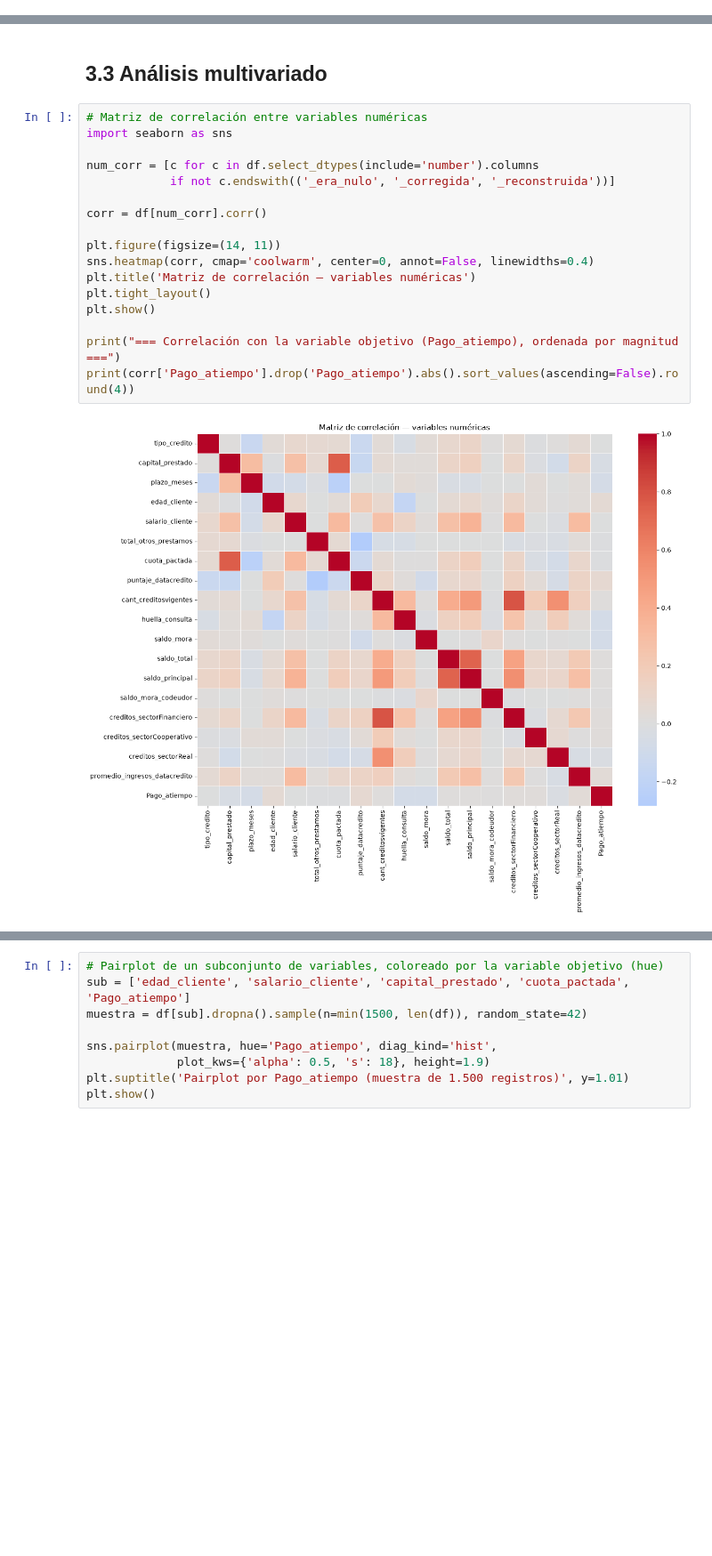
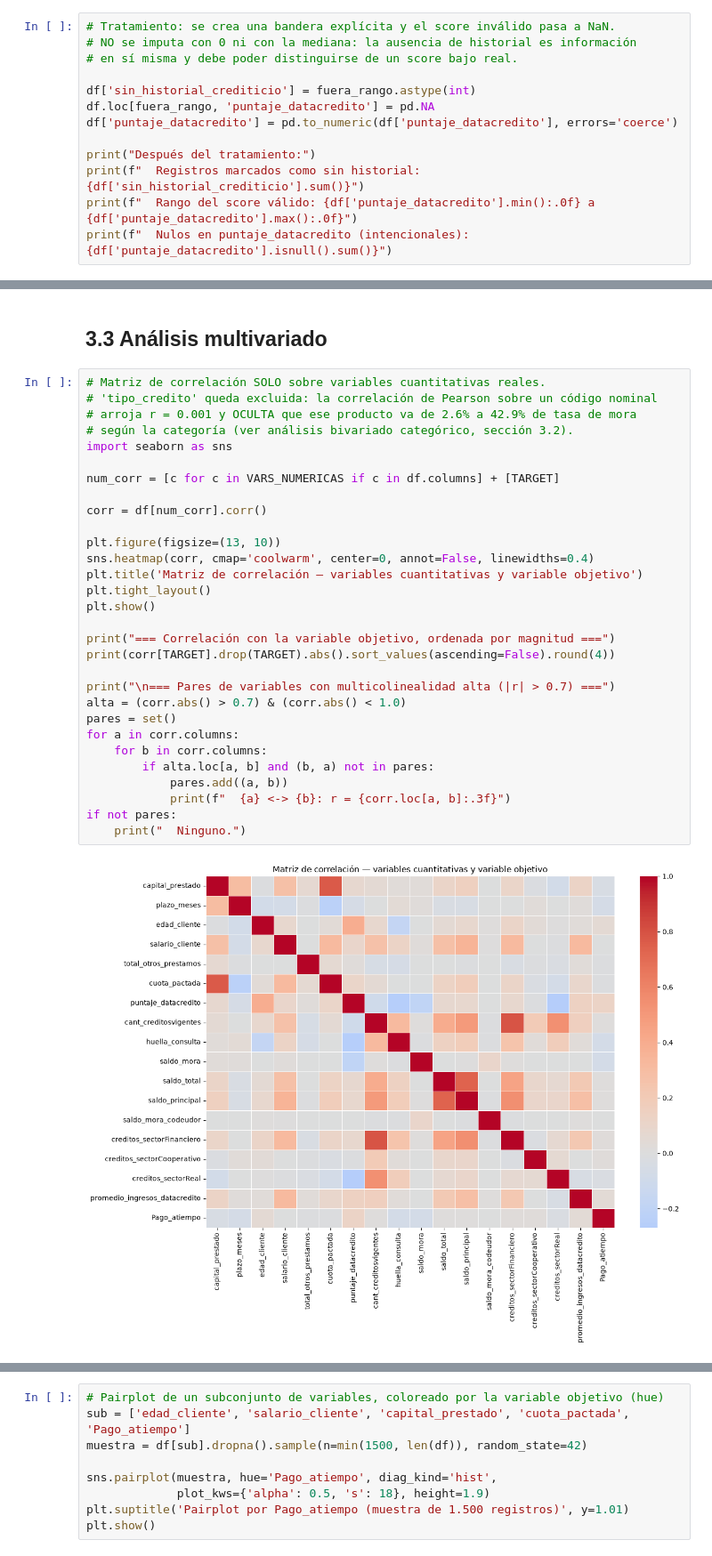
Before and after one commit to papiarcacamilo/MLOPS_CURSE, a Jupyter notebook: src/transformacion_eda.ipynb, the cells around one changed output, grey strips where cells are left out. Shown at 89% size. Drawn from its saved outputs; the diff is of its cells as text; blank space fills up the shorter version.

```diff
--- a/src/transformacion_eda.ipynb
+++ b/src/transformacion_eda.ipynb
@@ -195,0 +433,13 @@ Rango de fechas: 2024-11-26 09:17:00 a 2026-04-26 18:43:00
+# %%
+# Tratamiento: se crea una bandera explícita y el score inválido pasa a NaN.
+# NO se imputa con 0 ni con la mediana: la ausencia de historial es información
+# en sí misma y debe poder distinguirse de un score bajo real.
+
+df['sin_historial_crediticio'] = fuera_rango.astype(int)
+df.loc[fuera_rango, 'puntaje_datacredito'] = pd.NA
+df['puntaje_datacredito'] = pd.to_numeric(df['puntaje_datacredito'], errors='coerce')
+
+print("Después del tratamiento:")
+print(f"  Registros marcados como sin historial: {df['sin_historial_crediticio'].sum()}")
+print(f"  Rango del score válido: {df['puntaje_datacredito'].min():.0f} a {df['puntaje_datacredito'].max():.0f}")
+print(f"  Nulos en puntaje_datacredito (intencionales): {df['puntaje_datacredito'].isnull().sum()}")
@@ -673,21 +1022,34 @@ tipo_credito
 # %% [markdown]
 ## 3.3 Análisis multivariado
 # %%
-# Matriz de correlación entre variables numéricas
+# Matriz de correlación SOLO sobre variables cuantitativas reales.
+# 'tipo_credito' queda excluida: la correlación de Pearson sobre un código nominal
+# arroja r = 0.001 y OCULTA que ese producto va de 2.6% a 42.9% de tasa de mora
+# según la categoría (ver análisis bivariado categórico, sección 3.2).
 import seaborn as sns
 
-num_corr = [c for c in df.select_dtypes(include='number').columns
-            if not c.endswith(('_era_nulo', '_corregida', '_reconstruida'))]
+num_corr = [c for c in VARS_NUMERICAS if c in df.columns] + [TARGET]
 
 corr = df[num_corr].corr()
 
-plt.figure(figsize=(14, 11))
+plt.figure(figsize=(13, 10))
 sns.heatmap(corr, cmap='coolwarm', center=0, annot=False, linewidths=0.4)
-plt.title('Matriz de correlación — variables numéricas')
+plt.title('Matriz de correlación — variables cuantitativas y variable objetivo')
 plt.tight_layout()
 plt.show()
 
-print("=== Correlación con la variable objetivo (Pago_atiempo), ordenada por magnitud ===")
-print(corr['Pago_atiempo'].drop('Pago_atiempo').abs().sort_values(ascending=False).round(4))
+print("=== Correlación con la variable objetivo, ordenada por magnitud ===")
+print(corr[TARGET].drop(TARGET).abs().sort_values(ascending=False).round(4))
+
+print("\n=== Pares de variables con multicolinealidad alta (|r| > 0.7) ===")
+alta = (corr.abs() > 0.7) & (corr.abs() < 1.0)
+pares = set()
+for a in corr.columns:
+    for b in corr.columns:
+        if alta.loc[a, b] and (b, a) not in pares:
+            pares.add((a, b))
+            print(f"  {a} <-> {b}: r = {corr.loc[a, b]:.3f}")
+if not pares:
+    print("  Ninguno.")
 # %% [output]
-[figure, old version]
+[figure, new version]
```
Also changed, not shown: parts of 27 cells of this notebook, 4 other files.
